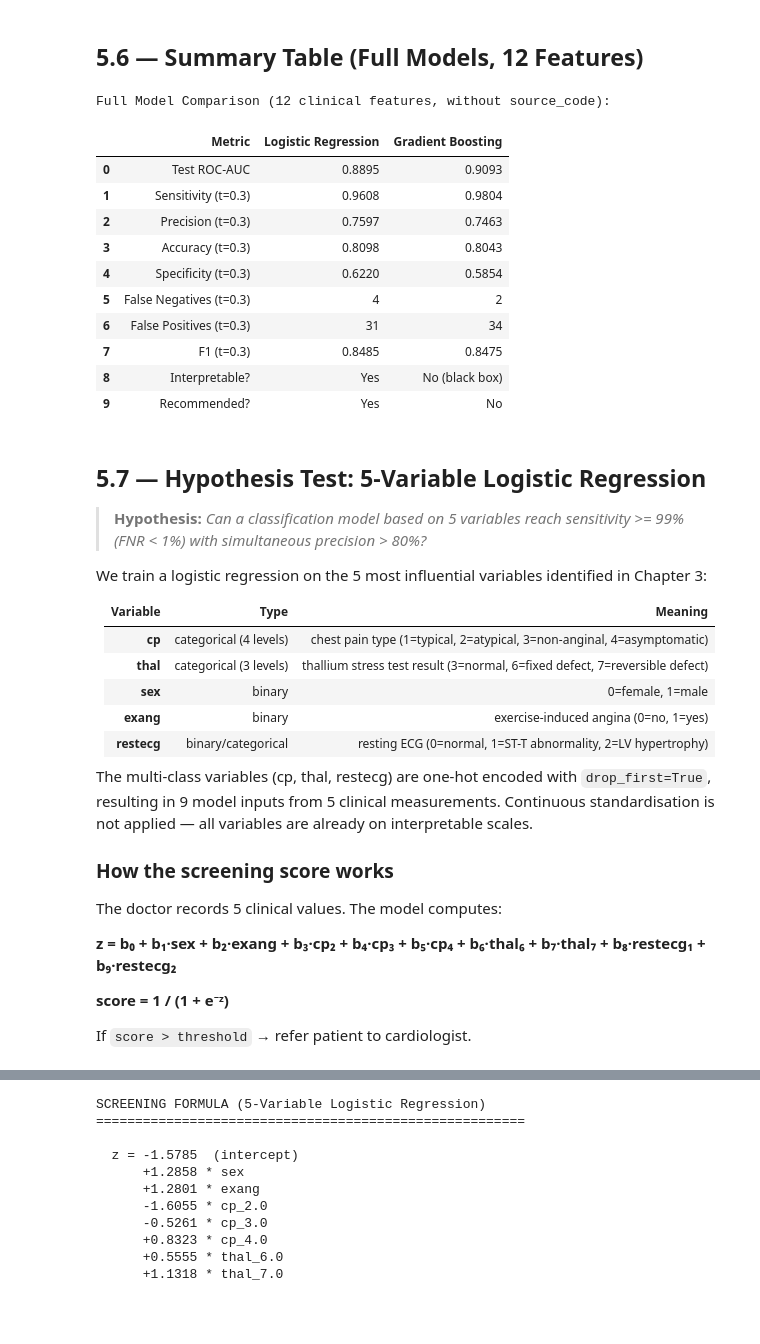
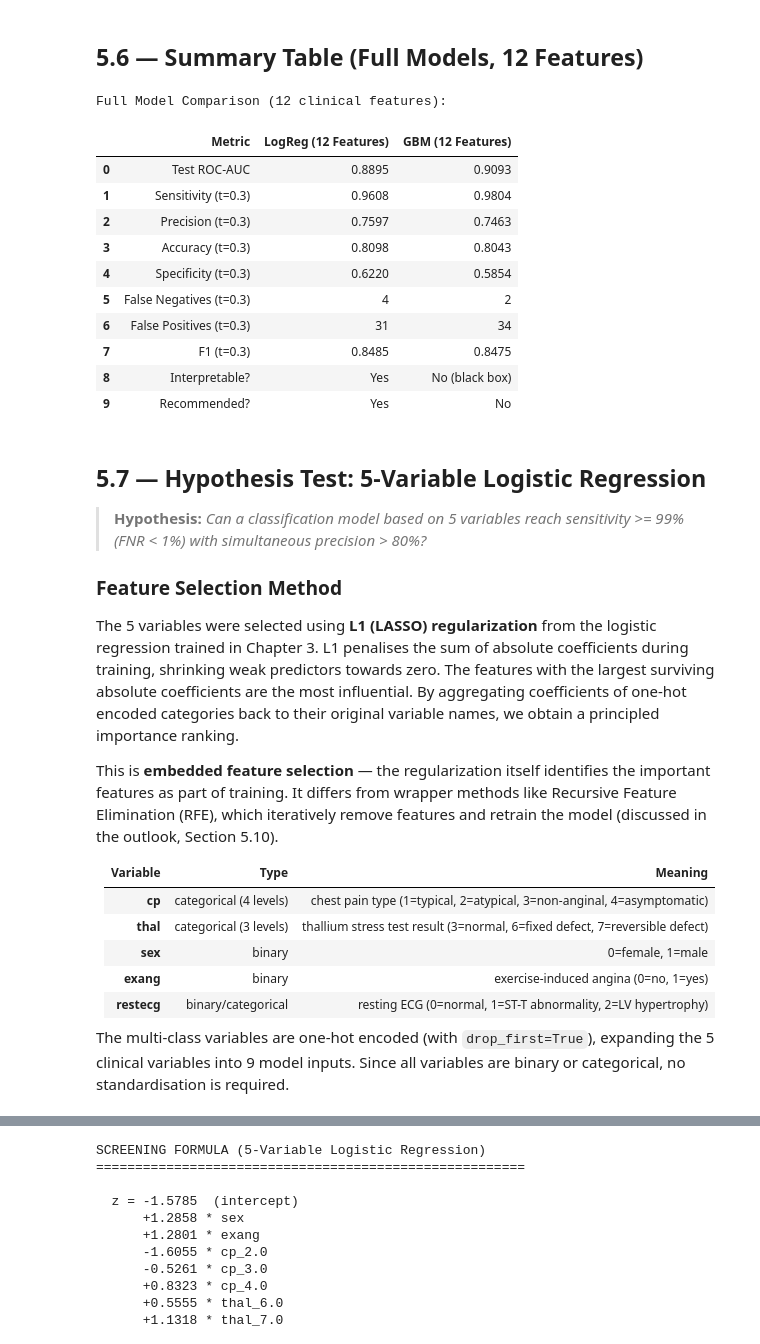
Before and after one commit to hueglij/HEA_heart_disease, a Jupyter notebook: notebooks/05_model_comparison.ipynb, the cells around one changed output, grey strips where cells are left out. Saved outputs shown, nothing was run; the diff lists cells and outputs as text; code cells hidden in the pictures; blank space fills up the shorter version.

```diff
--- a/notebooks/05_model_comparison.ipynb
+++ b/notebooks/05_model_comparison.ipynb
@@ -162,7 +162,7 @@ Both models use t = 0.3 as the screening threshold. We compare detailed metrics
 candidate_thresholds = [0.5, 0.4, 0.3, 0.2]
 rows = []
 
-for name, y_prob in [("LogReg", y_prob_lr), ("GBM", y_prob_gb)]:
+for name, y_prob in [("LogReg (12)", y_prob_lr), ("GBM (12)", y_prob_gb)]:
     for thresh in candidate_thresholds:
         y_pred_t = (y_prob >= thresh).astype(int)
         cm = confusion_matrix(y_test, y_pred_t)
@@ -181,6 +181,6 @@ for name, y_prob in [("LogReg", y_prob_lr), ("GBM", y_prob_gb)]:
 comparison_df = pd.DataFrame(rows)
 comparison_df.to_csv(f"{TABLES}/comparison_threshold_metrics.csv", index=False)
 
-print("Performance comparison WITHOUT source_code:\n")
+print("Performance comparison \u2014 Full Models (12 Features):\n")
 comparison_df.round(4)
 # %% [output]
@@ -200,8 +200,8 @@ fig, axes = plt.subplots(2, 1, figsize=(8, 10))
 thresh = 0.3
 
 for i, (name, y_prob, cmap) in enumerate([
-    ("Logistic Regression", y_prob_lr, CMAP_BLUE),
-    ("Gradient Boosting", y_prob_gb, CMAP_RED),
+    ("Logistic Regression \u2014 12 Features", y_prob_lr, CMAP_BLUE),
+    ("Gradient Boosting \u2014 12 Features", y_prob_gb, CMAP_RED),
 ]):
     y_pred_t = (y_prob >= thresh).astype(int)
     cm = confusion_matrix(y_test, y_pred_t)
@@ -217,7 +217,7 @@ for i, (name, y_prob, cmap) in enumerate([
     axes[i].set_title(f"{name} (t=0.3)\nFN = {fn}")
     axes[i].grid(False)
 
-fig.suptitle("Confusion Matrices at t = 0.3 - Without source_code", fontsize=13, y=1.02)
+fig.suptitle("Confusion Matrices at t = 0.3 \u2014 Full Models (12 Features)", fontsize=13, y=1.02)
 fig.savefig(f"{FIGURES}/comparison_confusion_matrices.png", dpi=150, bbox_inches="tight")
 plt.tight_layout()
 plt.show()
@@ -383,38 +385,38 @@ m_lr = metrics_at_threshold(y_test, y_prob_lr, 0.3)
 m_gb = metrics_at_threshold(y_test, y_prob_gb, 0.3)
 
 summary = pd.DataFrame({
     "Metric": [
         "Test ROC-AUC",
         "Sensitivity (t=0.3)", "Precision (t=0.3)", "Accuracy (t=0.3)",
         "Specificity (t=0.3)",
         "False Negatives (t=0.3)", "False Positives (t=0.3)",
         "F1 (t=0.3)",
         "Interpretable?", "Recommended?"
     ],
-    "Logistic Regression": [
+    "LogReg (12 Features)": [
         f"{auc_lr_test:.4f}",
         f"{m_lr['Sensitivity']:.4f}", f"{m_lr['Precision']:.4f}", f"{m_lr['Accuracy']:.4f}",
         f"{m_lr['Specificity']:.4f}",
         m_lr["FN"], m_lr["FP"],
         f"{m_lr['F1']:.4f}",
         "Yes", "Yes"
     ],
-    "Gradient Boosting": [
+    "GBM (12 Features)": [
         f"{auc_gb_test:.4f}",
         f"{m_gb['Sensitivity']:.4f}", f"{m_gb['Precision']:.4f}", f"{m_gb['Accuracy']:.4f}",
         f"{m_gb['Specificity']:.4f}",
         m_gb["FN"], m_gb["FP"],
         f"{m_gb['F1']:.4f}",
         "No (black box)", "No"
     ],
 })
 
 summary.to_csv(f"{TABLES}/comparison_summary.csv", index=False)
-print("Full Model Comparison (12 clinical features, without source_code):\n")
+print("Full Model Comparison (12 clinical features):\n")
 summary
 # %% [output]
-Full Model Comparison (12 clinical features, without source_code):
+Full Model Comparison (12 clinical features):
-|  | Metric | Logistic Regression | Gradient Boosting |
+|  | Metric | LogReg (12 Features) | GBM (12 Features) |
 | 0 | Test ROC-AUC | 0.8895 | 0.9093 |
 | 1 | Sensitivity (t=0.3) | 0.9608 | 0.9804 |
 | 2 | Precision (t=0.3) | 0.7597 | 0.7463 |
@@ -430,7 +432,11 @@ Full Model Comparison (12 clinical features, without source_code):
 
 > **Hypothesis:** *Can a classification model based on 5 variables reach sensitivity >= 99% (FNR < 1%) with simultaneous precision > 80%?*
 
-We train a logistic regression on the 5 most influential variables identified in Chapter 3:
+### Feature Selection Method
+
+The 5 variables were selected using **L1 (LASSO) regularization** from the logistic regression trained in Chapter 3. L1 penalises the sum of absolute coefficients during training, shrinking weak predictors towards zero. The features with the largest surviving absolute coefficients are the most influential. By aggregating coefficients of one-hot encoded categories back to their original variable names, we obtain a principled importance ranking.
+
+This is **embedded feature selection** — the regularization itself identifies the important features as part of training. It differs from wrapper methods like Recursive Feature Elimination (RFE), which iteratively remove features and retrain the model (discussed in the outlook, Section 5.10).
 
 | Variable | Type | Meaning |
 |----------|------|---------|
@@ -440,17 +446,7 @@ We train a logistic regression on the 5 most influential variables identified in
 | **exang** | binary | exercise-induced angina (0=no, 1=yes) |
 | **restecg** | binary/categorical | resting ECG (0=normal, 1=ST-T abnormality, 2=LV hypertrophy) |
 
-The multi-class variables (cp, thal, restecg) are one-hot encoded with `drop_first=True`, resulting in 9 model inputs from 5 clinical measurements. Continuous standardisation is not applied — all variables are already on interpretable scales.
-
-### How the screening score works
-
-The doctor records 5 clinical values. The model computes:
-
-**z = b₀ + b₁·sex + b₂·exang + b₃·cp₂ + b₄·cp₃ + b₅·cp₄ + b₆·thal₆ + b₇·thal₇ + b₈·restecg₁ + b₉·restecg₂**
-
-**score = 1 / (1 + e⁻ᶻ)**
-
-If `score > threshold` → refer patient to cardiologist.
+The multi-class variables are one-hot encoded (with `drop_first=True`), expanding the 5 clinical variables into 9 model inputs. Since all variables are binary or categorical, no standardisation is required.
 # %%
 # Prepare 5-variable dataset using LogReg top 5
 FIVE_VARS = ["cp", "thal", "sex", "exang", "restecg"]
```
Also changed, not shown: parts of 11 cells of this notebook, 17 other files.
